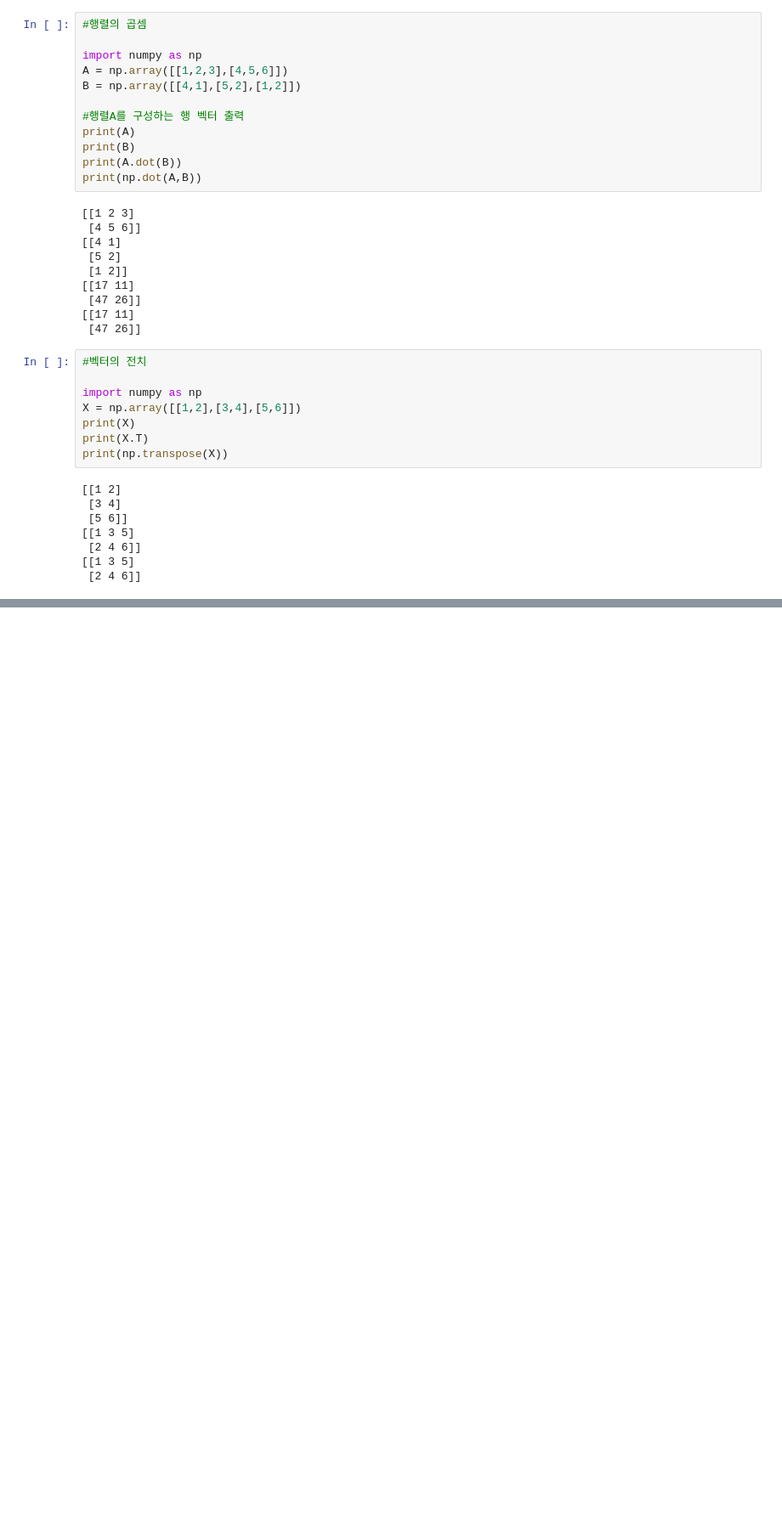
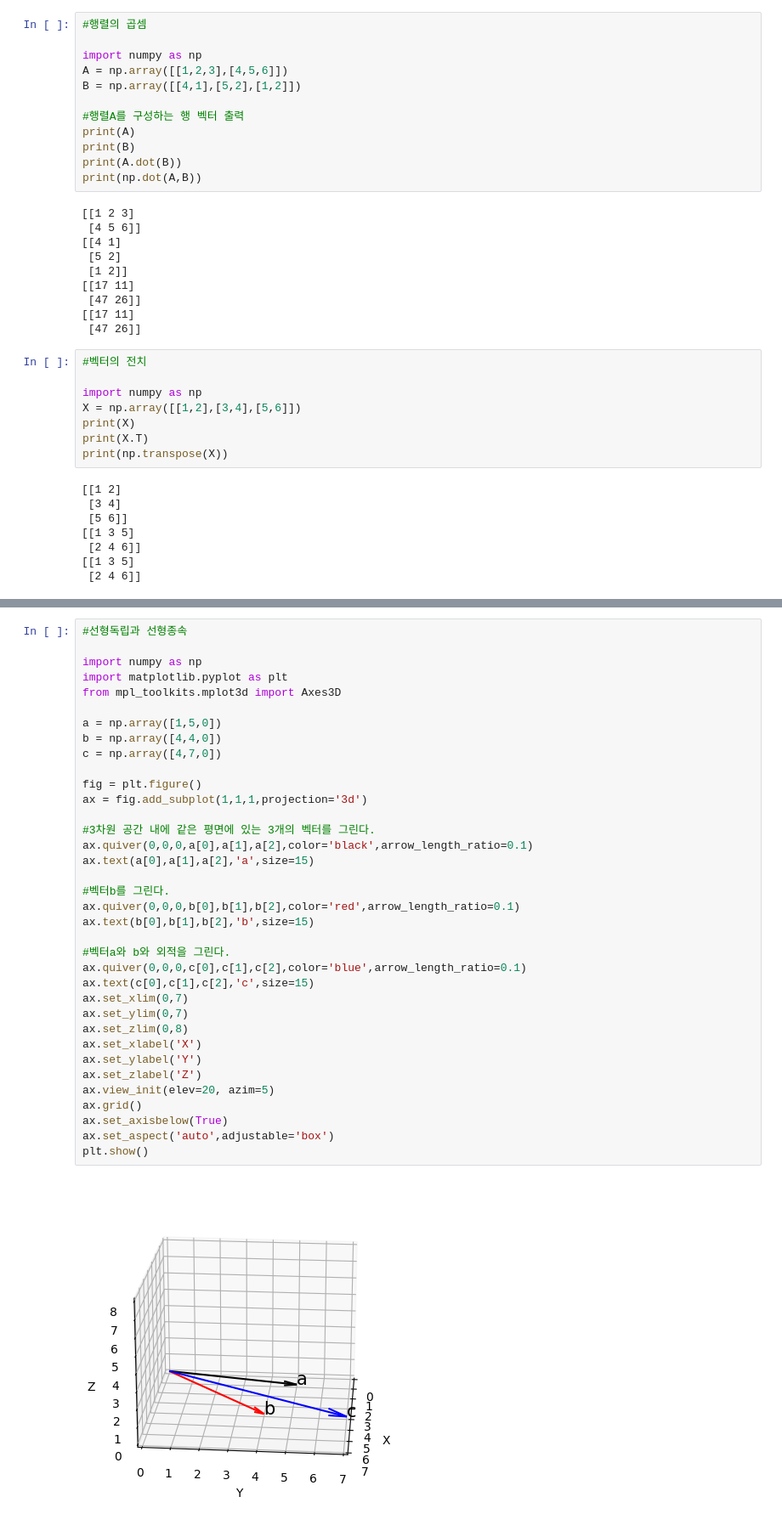
Before and after one commit to inwoo01/math2, a Jupyter notebook: 3주차실습.ipynb, the cells around one changed output, grey strips where cells are left out. Shown: that part at 85% size. Drawn from its saved outputs; the diff is of its cells as text; blank space fills up the shorter version.

```diff
--- a/3주차실습.ipynb
+++ b/3주차실습.ipynb
@@ -532,0 +573,38 @@ print(np.transpose(X))
+# %%
+#선형독립과 선형종속
+
+import numpy as np
+import matplotlib.pyplot as plt
+from mpl_toolkits.mplot3d import Axes3D
+
+a = np.array([1,5,0])
+b = np.array([4,4,0])
+c = np.array([4,7,0])
+
+fig = plt.figure()
+ax = fig.add_subplot(1,1,1,projection='3d')
+
+#3차원 공간 내에 같은 평면에 있는 3개의 벡터를 그린다.
+ax.quiver(0,0,0,a[0],a[1],a[2],color='black',arrow_length_ratio=0.1)
+ax.text(a[0],a[1],a[2],'a',size=15)
+
+#벡터b를 그린다.
+ax.quiver(0,0,0,b[0],b[1],b[2],color='red',arrow_length_ratio=0.1)
+ax.text(b[0],b[1],b[2],'b',size=15)
+
+#벡터a와 b와 외적을 그린다.
+ax.quiver(0,0,0,c[0],c[1],c[2],color='blue',arrow_length_ratio=0.1)
+ax.text(c[0],c[1],c[2],'c',size=15)
+ax.set_xlim(0,7)
+ax.set_ylim(0,7)
+ax.set_zlim(0,8)
+ax.set_xlabel('X')
+ax.set_ylabel('Y')
+ax.set_zlabel('Z')
+ax.view_init(elev=20, azim=5)
+ax.grid()
+ax.set_axisbelow(True)
+ax.set_aspect('auto',adjustable='box')
+plt.show()
+# %% [output]
+[figure, added]
```
Also changed, not shown: parts of 14 cells of this notebook.
